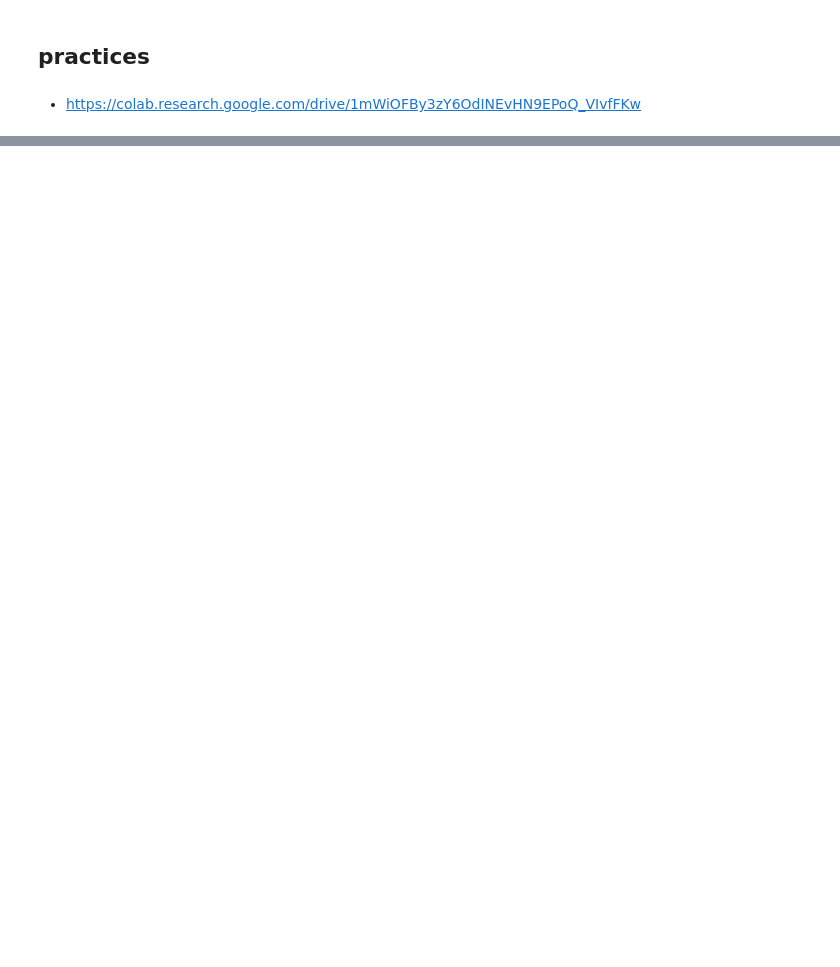
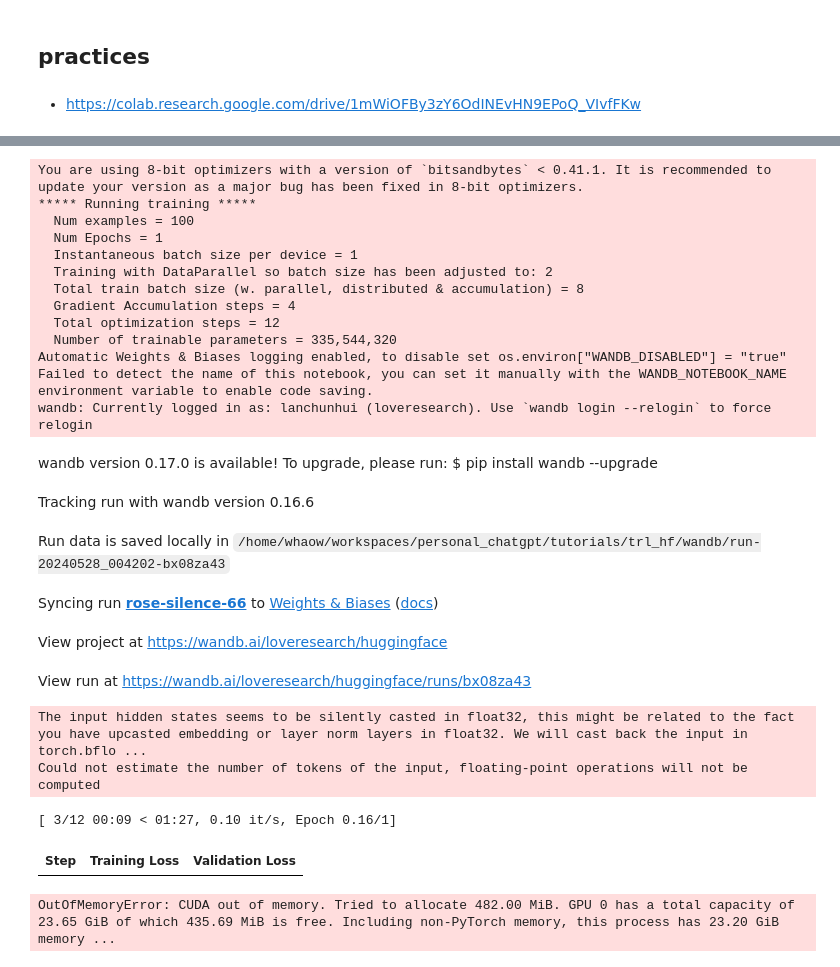
Before and after one commit to chunhuizhang/personal_chatgpt, a Jupyter notebook: tutorials/trl_hf/trl_dpo.ipynb, the cells around one changed output, grey strips where cells are left out. Saved outputs shown, nothing was run; the diff lists cells and outputs as text; code cells hidden in the pictures; blank space fills up the shorter version.

```diff
--- a/tutorials/trl_hf/trl_dpo.ipynb
+++ b/tutorials/trl_hf/trl_dpo.ipynb
@@ -48,0 +372,5 @@ Image(url='https://substackcdn.com/image/fetch/f_auto,q_auto:good,fl_progressive
+# %%
+def count_trainable_params(model):
+    return sum(p.numel() for p in model.parameters() if p.requires_grad)
+# %%
+count_trainable_params(model)
@@ -48,0 +379,16 @@ Image(url='https://substackcdn.com/image/fetch/f_auto,q_auto:good,fl_progressive
+# %%
+def print_trainable_parameters(model):
+    """
+    Prints the number of trainable parameters in the model.
+    """
+    trainable_params = 0
+    all_param = 0
+    for _, param in model.named_parameters():
+        all_param += param.numel()
+        if param.requires_grad:
+            trainable_params += param.numel()
+    print(
+        f"trainable params: {trainable_params} || all params: {all_param} || trainable%: {100 * trainable_params / all_param}"
+    )
+# %%
+print_trainable_parameters(model)
@@ -48,0 +479,27 @@ Image(url='https://substackcdn.com/image/fetch/f_auto,q_auto:good,fl_progressive
+# %%
+train_result = trainer.train()
+# %% [output]
+You are using 8-bit optimizers with a version of `bitsandbytes` < 0.41.1. It is recommended to update your version as a major bug has been fixed in 8-bit optimizers.
+***** Running training *****
+  Num examples = 100
+  Num Epochs = 1
+  Instantaneous batch size per device = 1
+  Training with DataParallel so batch size has been adjusted to: 2
+  Total train batch size (w. parallel, distributed & accumulation) = 8
+  Gradient Accumulation steps = 4
+  Total optimization steps = 12
+  Number of trainable parameters = 335,544,320
+Automatic Weights & Biases logging enabled, to disable set os.environ["WANDB_DISABLED"] = "true"
+Failed to detect the name of this notebook, you can set it manually with the WANDB_NOTEBOOK_NAME environment variable to enable code saving.
+wandb: Currently logged in as: lanchunhui (loveresearch). Use `wandb login --relogin` to force relogin
+wandb version 0.17.0 is available! To upgrade, please run: $ pip install wandb --upgrade
+Tracking run with wandb version 0.16.6
+Run data is saved locally in /home/whaow/workspaces/personal_chatgpt/tutorials/trl_hf/wandb/run-20240528_004202-bx08za43
+Syncing run rose-silence-66 to Weights & Biases (docs)
+View project at https://wandb.ai/loveresearch/huggingface
+View run at https://wandb.ai/loveresearch/huggingface/runs/bx08za43
+The input hidden states seems to be silently casted in float32, this might be related to the fact you have upcasted embedding or layer norm layers in float32. We will cast back the input in torch.bflo ...
+Could not estimate the number of tokens of the input, floating-point operations will not be computed
+[ 3/12 00:09 < 01:27, 0.10 it/s, Epoch 0.16/1]
+| Step | Training Loss | Validation Loss |
+OutOfMemoryError: CUDA out of memory. Tried to allocate 482.00 MiB. GPU 0 has a total capacity of 23.65 GiB of which 435.69 MiB is free. Including non-PyTorch memory, this process has 23.20 GiB memory ...
```
Also changed, not shown: parts of 36 cells of this notebook, 2 other files.
